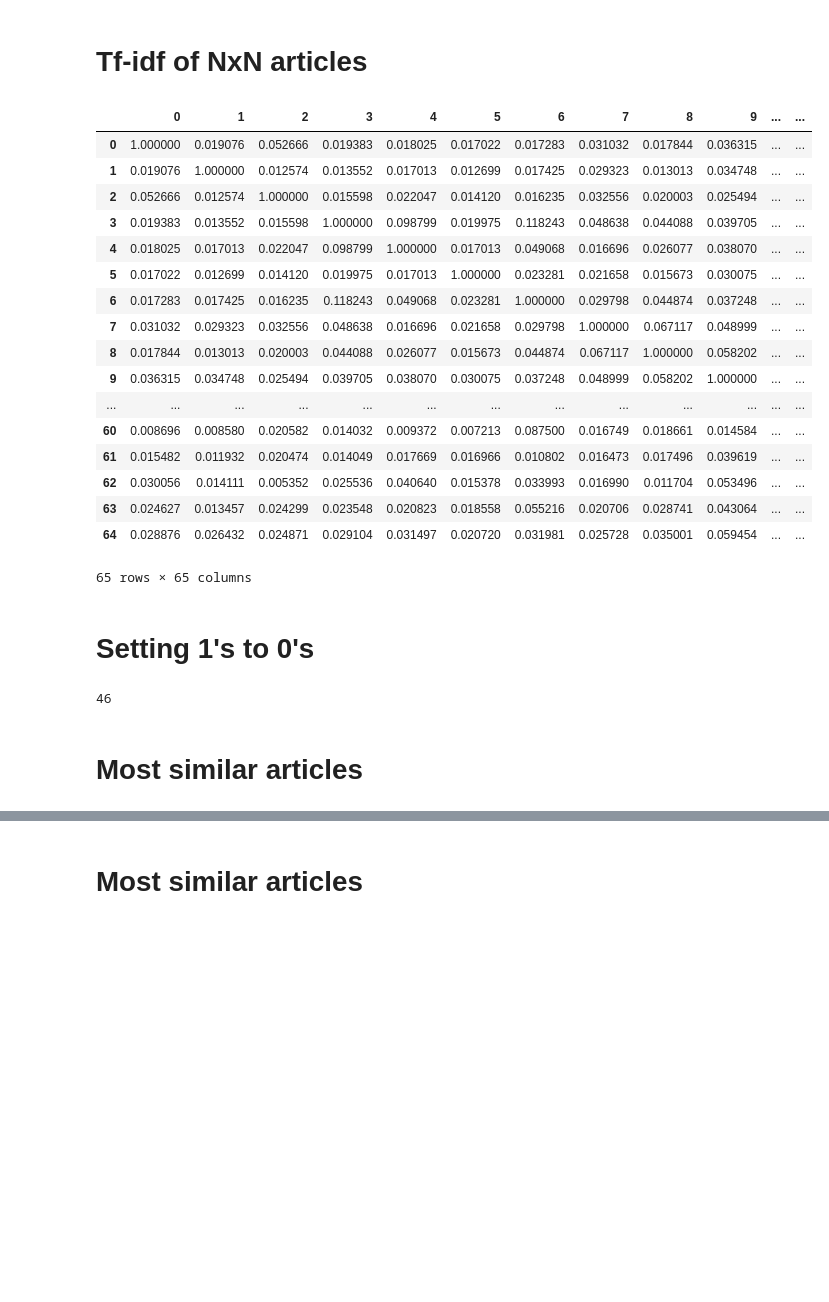
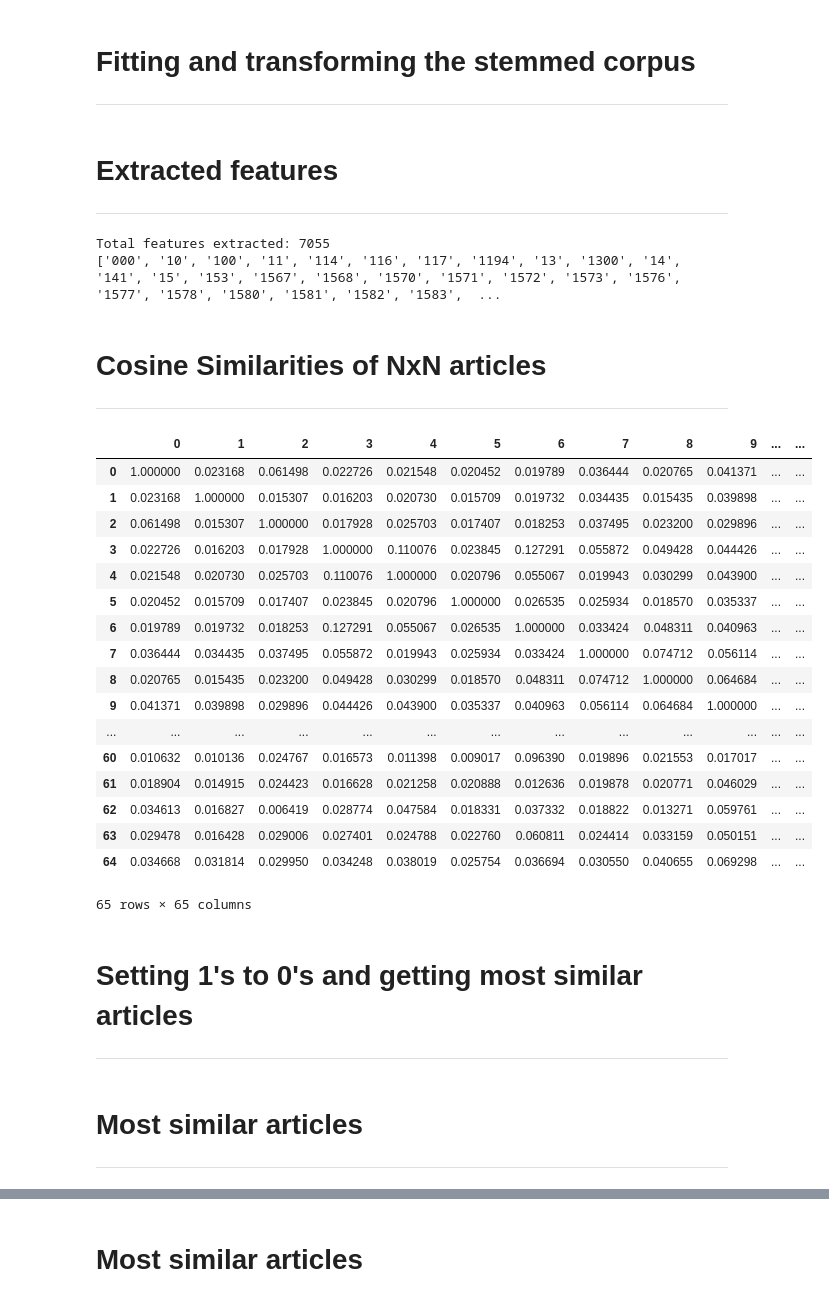
Before and after one commit to bjuncklaus/Machlab, a Jupyter notebook: plot_similarity/main.ipynb, the cells around one changed output, grey strips where cells are left out. Cells and saved outputs as stored; diff of their text form; code cells hidden in the pictures; blank space fills up the shorter version.

```diff
--- a/plot_similarity/main.ipynb
+++ b/plot_similarity/main.ipynb
@@ -33,41 +85,54 @@ with open(dataset_dir + titles_filename, 'r') as file:
+# %% [markdown]
+# Fitting and transforming the stemmed corpus
+---
+# %%
+corpus_stem = list(map(stem, corpus))
+tfidf = TfidfVectorizer(norm='l2', use_idf=True, stop_words='english')
+
+X = tfidf.fit_transform(corpus_stem)
+# %% [markdown]
+# Extracted features
+---
+# %%
+print('Total features extracted:', len(tfidf.get_feature_names()))
+print(tfidf.get_feature_names())
+
+# print(X.toarray())
+# %% [output]
+Total features extracted: 7055
+['000', '10', '100', '11', '114', '116', '117', '1194', '13', '1300', '14', '141', '15', '153', '1567', '1568', '1570', '1571', '1572', '1573', '1576', '1577', '1578', '1580', '1581', '1582', '1583',  ...
 # %% [markdown]
-# Tf-idf of NxN articles
+# Cosine Similarities of NxN articles
+---
 # %%
-corpus_stem = list(map(stem, corpus))
-tfidf = TfidfVectorizer(norm='l2', min_df=0, use_idf=True, smooth_idf=False, sublinear_tf=False, stop_words='english')
-
-X = tfidf.fit_transform(corpus_stem)
-
-# print(tfidf.get_feature_names())
-# print(X.toarray())
-
 N = len(X.toarray())
 a = np.zeros(shape=(N,N))
 for i in range(N):
     for j in range(N):
         a[i][j] = cosine_similarity(X[i].toarray(), X[j].toarray())[0][0]
 
 df = pd.DataFrame(data=a)
 df
 # %% [output]
 |  | 0 | 1 | 2 | 3 | 4 | 5 | 6 | 7 | 8 | 9 | ... | ... |
-| 0 | 1.000000 | 0.019076 | 0.052666 | 0.019383 | 0.018025 | 0.017022 | 0.017283 | 0.031032 | 0.017844 | 0.036315 | ... | ... |
-| 1 | 0.019076 | 1.000000 | 0.012574 | 0.013552 | 0.017013 | 0.012699 | 0.017425 | 0.029323 | 0.013013 | 0.034748 | ... | ... |
-| 2 | 0.052666 | 0.012574 | 1.000000 | 0.015598 | 0.022047 | 0.014120 | 0.016235 | 0.032556 | 0.020003 | 0.025494 | ... | ... |
-| 3 | 0.019383 | 0.013552 | 0.015598 | 1.000000 | 0.098799 | 0.019975 | 0.118243 | 0.048638 | 0.044088 | 0.039705 | ... | ... |
-| 4 | 0.018025 | 0.017013 | 0.022047 | 0.098799 | 1.000000 | 0.017013 | 0.049068 | 0.016696 | 0.026077 | 0.038070 | ... | ... |
-| 5 | 0.017022 | 0.012699 | 0.014120 | 0.019975 | 0.017013 | 1.000000 | 0.023281 | 0.021658 | 0.015673 | 0.030075 | ... | ... |
-| 6 | 0.017283 | 0.017425 | 0.016235 | 0.118243 | 0.049068 | 0.023281 | 1.000000 | 0.029798 | 0.044874 | 0.037248 | ... | ... |
-| 7 | 0.031032 | 0.029323 | 0.032556 | 0.048638 | 0.016696 | 0.021658 | 0.029798 | 1.000000 | 0.067117 | 0.048999 | ... | ... |
-| 8 | 0.017844 | 0.013013 | 0.020003 | 0.044088 | 0.026077 | 0.015673 | 0.044874 | 0.067117 | 1.000000 | 0.058202 | ... | ... |
-| 9 | 0.036315 | 0.034748 | 0.025494 | 0.039705 | 0.038070 | 0.030075 | 0.037248 | 0.048999 | 0.058202 | 1.000000 | ... | ... |
+| 0 | 1.000000 | 0.023168 | 0.061498 | 0.022726 | 0.021548 | 0.020452 | 0.019789 | 0.036444 | 0.020765 | 0.041371 | ... | ... |
+| 1 | 0.023168 | 1.000000 | 0.015307 | 0.016203 | 0.020730 | 0.015709 | 0.019732 | 0.034435 | 0.015435 | 0.039898 | ... | ... |
+| 2 | 0.061498 | 0.015307 | 1.000000 | 0.017928 | 0.025703 | 0.017407 | 0.018253 | 0.037495 | 0.023200 | 0.029896 | ... | ... |
+| 3 | 0.022726 | 0.016203 | 0.017928 | 1.000000 | 0.110076 | 0.023845 | 0.127291 | 0.055872 | 0.049428 | 0.044426 | ... | ... |
+| 4 | 0.021548 | 0.020730 | 0.025703 | 0.110076 | 1.000000 | 0.020796 | 0.055067 | 0.019943 | 0.030299 | 0.043900 | ... | ... |
+| 5 | 0.020452 | 0.015709 | 0.017407 | 0.023845 | 0.020796 | 1.000000 | 0.026535 | 0.025934 | 0.018570 | 0.035337 | ... | ... |
+| 6 | 0.019789 | 0.019732 | 0.018253 | 0.127291 | 0.055067 | 0.026535 | 1.000000 | 0.033424 | 0.048311 | 0.040963 | ... | ... |
+| 7 | 0.036444 | 0.034435 | 0.037495 | 0.055872 | 0.019943 | 0.025934 | 0.033424 | 1.000000 | 0.074712 | 0.056114 | ... | ... |
+| 8 | 0.020765 | 0.015435 | 0.023200 | 0.049428 | 0.030299 | 0.018570 | 0.048311 | 0.074712 | 1.000000 | 0.064684 | ... | ... |
+| 9 | 0.041371 | 0.039898 | 0.029896 | 0.044426 | 0.043900 | 0.035337 | 0.040963 | 0.056114 | 0.064684 | 1.000000 | ... | ... |
 | ... | ... | ... | ... | ... | ... | ... | ... | ... | ... | ... | ... | ... |
-| 60 | 0.008696 | 0.008580 | 0.020582 | 0.014032 | 0.009372 | 0.007213 | 0.087500 | 0.016749 | 0.018661 | 0.014584 | ... | ... |
-| 61 | 0.015482 | 0.011932 | 0.020474 | 0.014049 | 0.017669 | 0.016966 | 0.010802 | 0.016473 | 0.017496 | 0.039619 | ... | ... |
-| 62 | 0.030056 | 0.014111 | 0.005352 | 0.025536 | 0.040640 | 0.015378 | 0.033993 | 0.016990 | 0.011704 | 0.053496 | ... | ... |
-| 63 | 0.024627 | 0.013457 | 0.024299 | 0.023548 | 0.020823 | 0.018558 | 0.055216 | 0.020706 | 0.028741 | 0.043064 | ... | ... |
-| 64 | 0.028876 | 0.026432 | 0.024871 | 0.029104 | 0.031497 | 0.020720 | 0.031981 | 0.025728 | 0.035001 | 0.059454 | ... | ... |
+| 60 | 0.010632 | 0.010136 | 0.024767 | 0.016573 | 0.011398 | 0.009017 | 0.096390 | 0.019896 | 0.021553 | 0.017017 | ... | ... |
+| 61 | 0.018904 | 0.014915 | 0.024423 | 0.016628 | 0.021258 | 0.020888 | 0.012636 | 0.019878 | 0.020771 | 0.046029 | ... | ... |
+| 62 | 0.034613 | 0.016827 | 0.006419 | 0.028774 | 0.047584 | 0.018331 | 0.037332 | 0.018822 | 0.013271 | 0.059761 | ... | ... |
+| 63 | 0.029478 | 0.016428 | 0.029006 | 0.027401 | 0.024788 | 0.022760 | 0.060811 | 0.024414 | 0.033159 | 0.050151 | ... | ... |
+| 64 | 0.034668 | 0.031814 | 0.029950 | 0.034248 | 0.038019 | 0.025754 | 0.036694 | 0.030550 | 0.040655 | 0.069298 | ... | ... |
 65 rows × 65 columns
 # %% [markdown]
-# Setting 1's to 0's
+# Setting 1's to 0's and getting most similar articles
+---
 # %%
@@ -81,9 +143,6 @@ most_similar_values = np.array(df.apply(lambda x: x.max(), axis = 1))
-# %%
-print(np.where(most_similar_values == np.sort(most_similar_values)[-1])[0])
-# %% [output]
-46
 # %% [markdown]
 # Most similar articles
+---
 # %%
 for i in range(len(most_similar)):
     print('Most similar article to', titles[i], 'is:', titles[most_similar[i]], 'with cosine similarity:', df[most_similar[i]].max())
```
Also changed, not shown: parts of 13 cells of this notebook.
